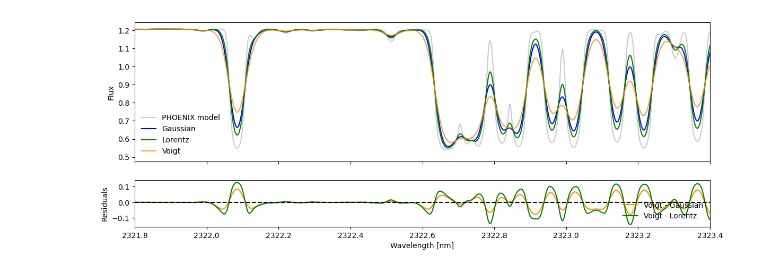
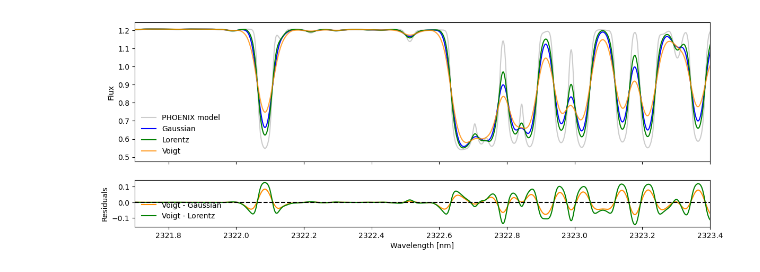
Before and after one commit to TessaEveline/broadpy, a Jupyter notebook: examples/voigt_profile.ipynb, the cells around one changed output. Cells and saved outputs as stored; diff of their text form; code cells hidden in the pictures.

```diff
--- a/examples/voigt_profile.ipynb
+++ b/examples/voigt_profile.ipynb
@@ -19,23 +19,23 @@ flux_lorentz = IB(gamma=gamma)
 # %%
 fig, ax = plt.subplots(2, 1, figsize=(14, 5), sharex=True, gridspec_kw={'height_ratios': [3, 1]})
 
 ax[0].plot(wave, flux, label='PHOENIX model', alpha=0.2, color='k')
 ax[0].plot(wave, flux_gauss, label='Gaussian', color='b', ls='-')
 ax[0].plot(wave, flux_lorentz, label='Lorentz', color='g', ls='-')
 ax[0].plot(wave, flux_voigt, label='Voigt', color='darkorange', alpha=0.8)
 
 
 residuals = flux_voigt - flux_gauss
 ax[1].plot(wave, residuals, color='darkorange', label='Voigt - Gaussian')
 ax[1].plot(wave, flux_voigt - flux_lorentz, color='g', label='Voigt - Lorentz')
 ax[1].axhline(0, color='k', ls='--')
 
-[axi.legend(loc='lower right', frameon=False) for axi in ax]
+[axi.legend(loc='lower left', frameon=False) for axi in ax]
 ax[1].set_xlim(2321.7, 2323.4)
 ax[1].set(xlabel='Wavelength [nm]', ylabel='Residuals')
 
 ax[0].set(ylabel='Flux')
 
 plt.show()
 # %% [output]
-[figure, old version]
+[figure, new version]
```
Also changed, not shown: 3 other files.
